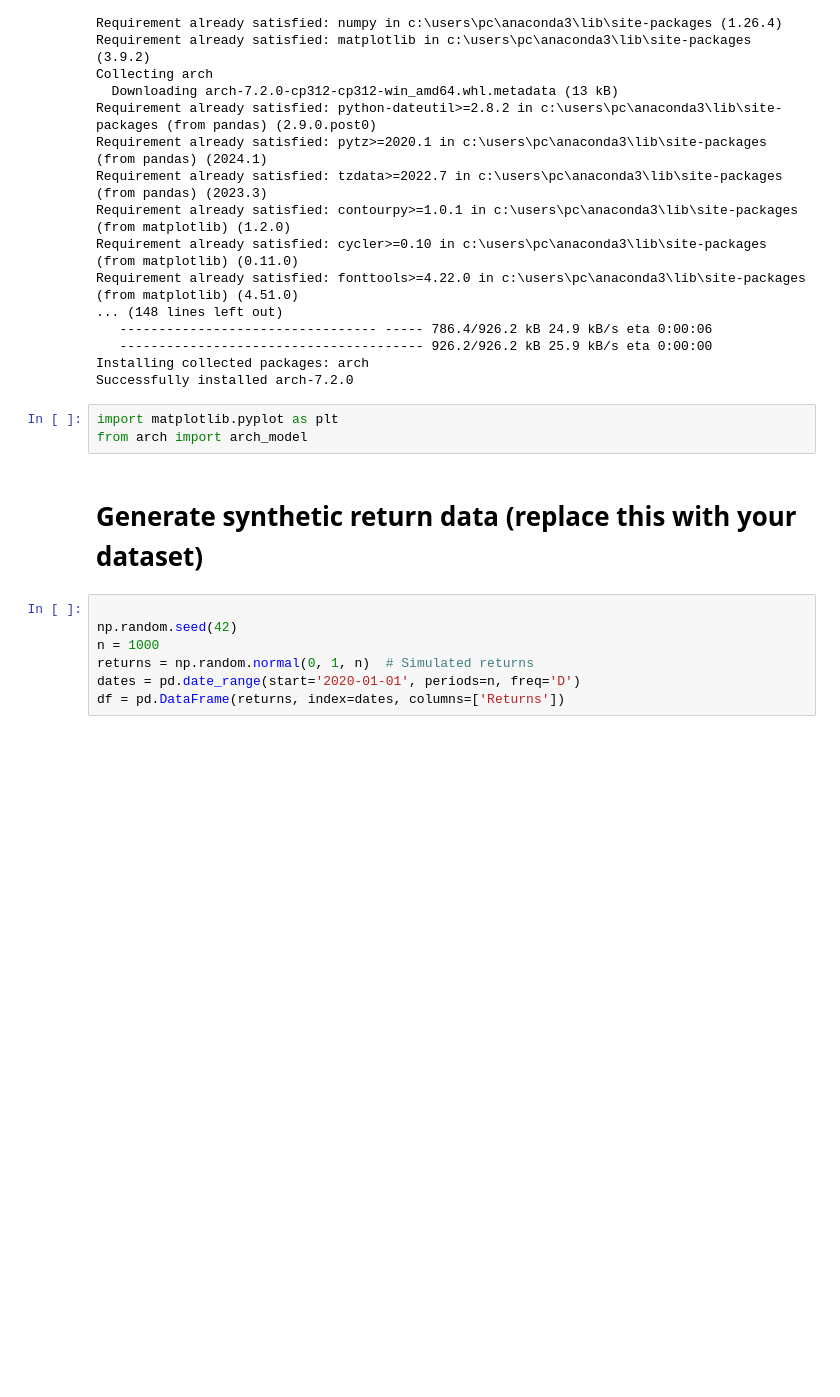
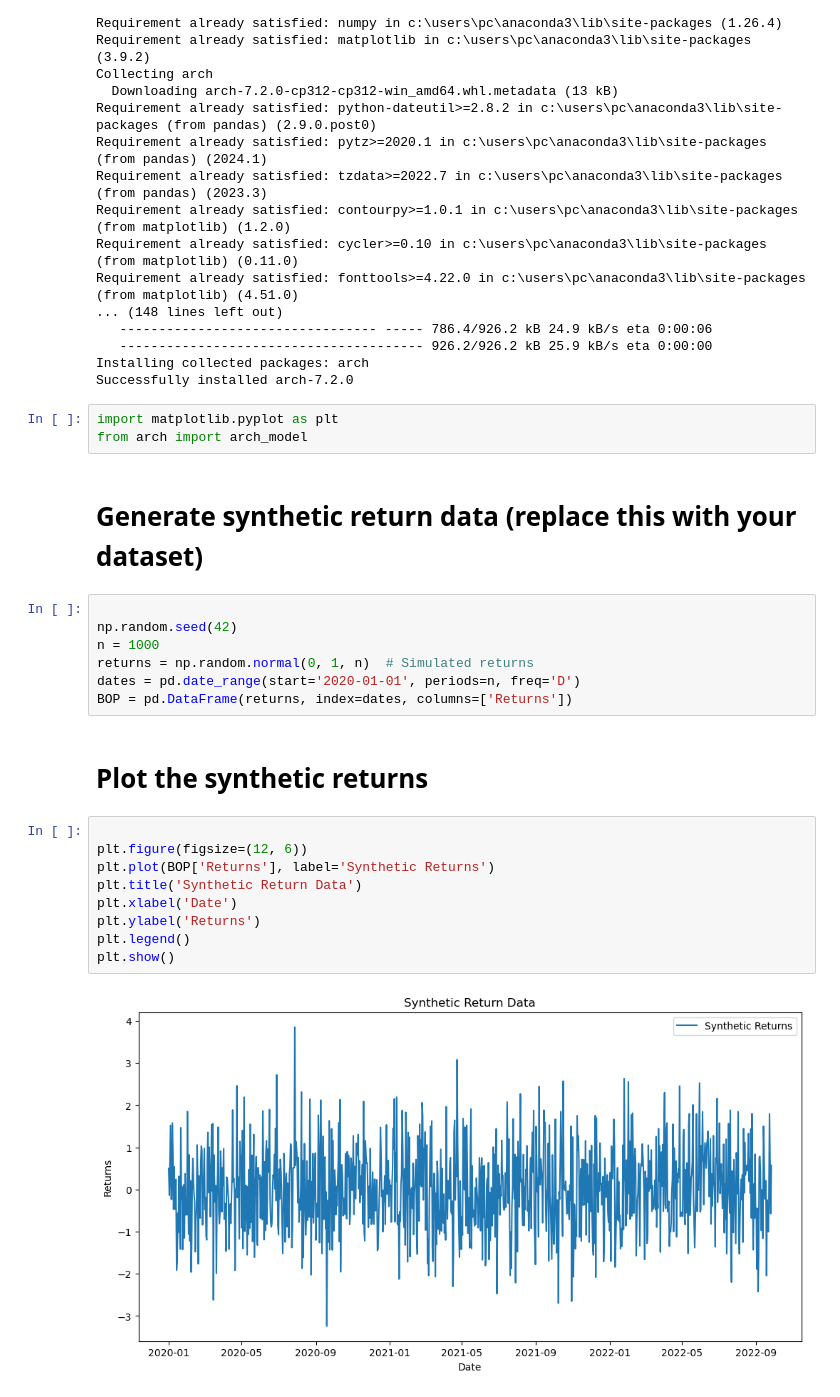
Before and after one commit to erisimasol/Week-10-KAIM-10X, a Jupyter notebook: Notebook/Week-10-Task-01.ipynb, the cells around one changed output. Saved outputs shown, nothing was run; the diff lists cells and outputs as text; blank space fills up the shorter version.

Commit message:
synthetic returns

```diff
--- a/Notebook/Week-10-Task-01.ipynb
+++ b/Notebook/Week-10-Task-01.ipynb
@@ -613,4 +613,17 @@ np.random.seed(42)
 n = 1000
 returns = np.random.normal(0, 1, n)  # Simulated returns
 dates = pd.date_range(start='2020-01-01', periods=n, freq='D')
-df = pd.DataFrame(returns, index=dates, columns=['Returns'])
+BOP = pd.DataFrame(returns, index=dates, columns=['Returns'])
+# %% [markdown]
+# Plot the synthetic returns
+# %%
+
+plt.figure(figsize=(12, 6))
+plt.plot(BOP['Returns'], label='Synthetic Returns')
+plt.title('Synthetic Return Data')
+plt.xlabel('Date')
+plt.ylabel('Returns')
+plt.legend()
+plt.show()
+# %% [output]
+[figure, added]
```
